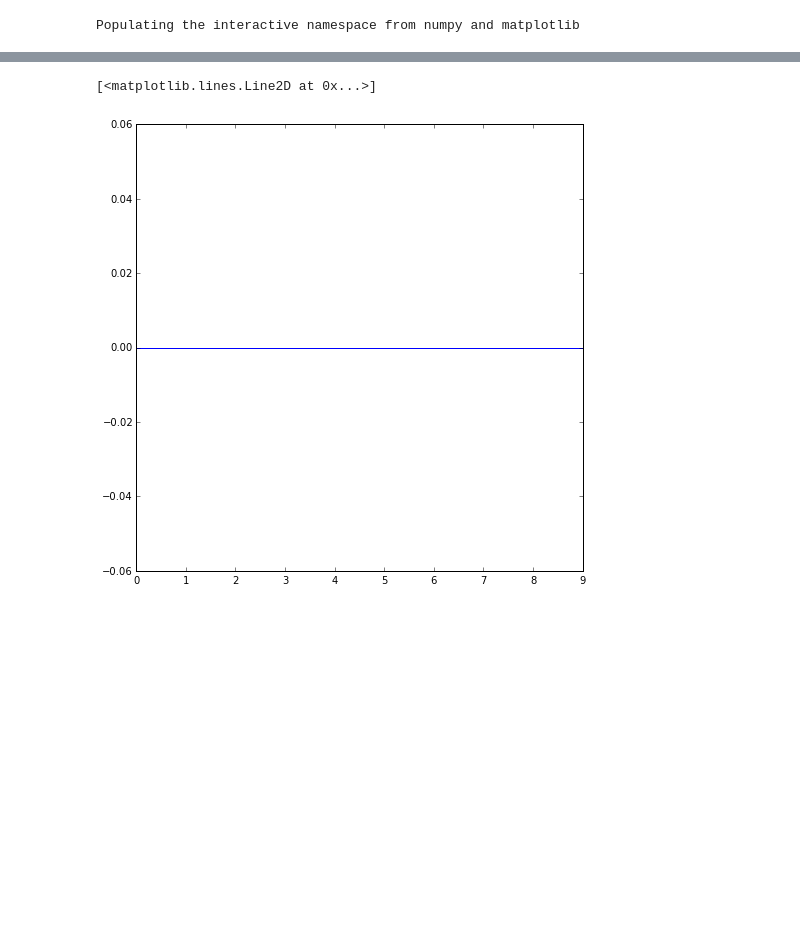
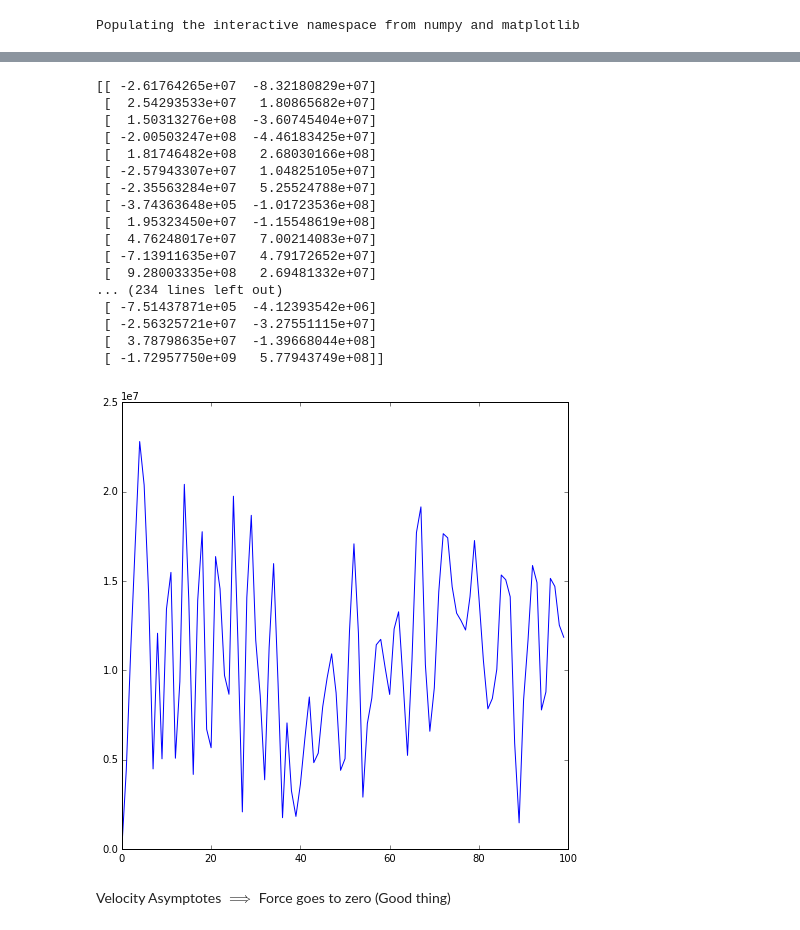
Before and after one commit to saichikine/Jupiter_SPH, a Jupyter notebook: n_body_4.ipynb, the cells around one changed output, grey strips where cells are left out. Saved outputs shown, nothing was run; the diff lists cells and outputs as text; code cells hidden in the pictures; blank space fills up the shorter version.

Commit message:
slider works, looks good

```diff
--- a/n_body_4.ipynb
+++ b/n_body_4.ipynb
@@ -19,7 +19,7 @@ Populating the interactive namespace from numpy and matplotlib
 G = 6.67e-8
 
 dt = 1e0
-stepN = 10
+stepN = 100
 h = 2e9
 # %%
 ### --- Distribution Case 1 --- ###
@@ -77,14 +76,14 @@ def gravity(xyDistribution):
 #                print "xdist:", xdist
 #                print(ydist)
 
-                if(abs(xdist)<1e9):
+                if(abs(xdist)<1e7):
 #                    deltaV[j,0] -= -G*mDistribution[j]*xdist/((np.sqrt(xdist**2+ydist**2))**3)
                     deltaV[j,0] -= 0
 #                    print "X less than smoothing"
                 else:
                     deltaV[j,0] += -G*mDistribution[j]*xdist/((np.sqrt(xdist**2+ydist**2))**3)
 
-                if(abs(ydist)<1e9):
+                if(abs(ydist)<1e7):
 #                    deltaV[j,1] -= -G*mDistribution[j]*ydist/((np.sqrt(xdist**2+ydist**2))**3)
                     deltaV[j,1] -= 0
 #                    print "Y less than smoothing"
@@ -105,9 +104,12 @@ t = 0
 ParticlePositionHistory = np.zeros((stepN,nParticles,2))
 ParticleRhoHistory = np.zeros((stepN, nParticles, 1))
 xyDistributionOld = np.copy(xyDistribution)
+# Velocity History
+ParticleVelocityHistory = np.zeros((stepN,nParticles,2))
 
 # Force history
 forceHistory = np.zeros((stepN, 3))
+
 for i in range(stepN):
     if i % 50 == 0:
         print "Time step", i
@@ -117,10 +119,12 @@ for i in range(stepN):
 
     t += 1
     ParticlePositionHistory[i,:,:] = xyDistribution
+    ParticleVelocityHistory[i,:,:] = velocityDistribution
 
     deltaVf += nb_gravity(xyDistribution)
 #    print "\nAvg gravity", np.mean(deltaVf)
     forceHistory[i,0] = np.median(deltaVf)
+
 
 #     deltaVf -= -gradP()/rhoDistribution[:,np.newaxis]
 # #    print "Avg gravity + pressure", np.mean(deltaVf)
@@ -171,6 +176,26 @@ update_plot()
 # %%
 plt.figure(figsize=(8,8))
-plt.plot(range(stepN), forceHistory[:,0], label='gravity')
+# plt.plot(range(stepN), forceHistory[:,0], label='gravity')
+plt.plot(range(stepN), abs(np.sqrt((ParticleVelocityHistory[:,0,0])**2+(ParticleVelocityHistory[:,0,1])**2)))
+print(xyDistribution-xyDistributionOld)
 # %% [output]
-[<matplotlib.lines.Line2D at 0x...>]
+[[ -2.61764265e+07  -8.32180829e+07]
+ [  2.54293533e+07   1.80865682e+07]
+ [  1.50313276e+08  -3.60745404e+07]
+ [ -2.00503247e+08  -4.46183425e+07]
+ [  1.81746482e+08   2.68030166e+08]
+ [ -2.57943307e+07   1.04825105e+07]
+ [ -2.35563284e+07   5.25524788e+07]
+ [ -3.74363648e+05  -1.01723536e+08]
+ [  1.95323450e+07  -1.15548619e+08]
+ [  4.76248017e+07   7.00214083e+07]
+ [ -7.13911635e+07   4.79172652e+07]
+ [  9.28003335e+08   2.69481332e+07]
+... (234 lines left out)
+ [ -7.51437871e+05  -4.12393542e+06]
+ [ -2.56325721e+07  -3.27551115e+07]
+ [  3.78798635e+07  -1.39668044e+08]
+ [ -1.72957750e+09   5.77943749e+08]]
-[figure, old version]
+[figure, new version]
+# %% [markdown]
+Velocity Asymptotes $\implies$ Force goes to zero (Good thing)
```
Also changed, not shown: parts of 4 cells of this notebook.
